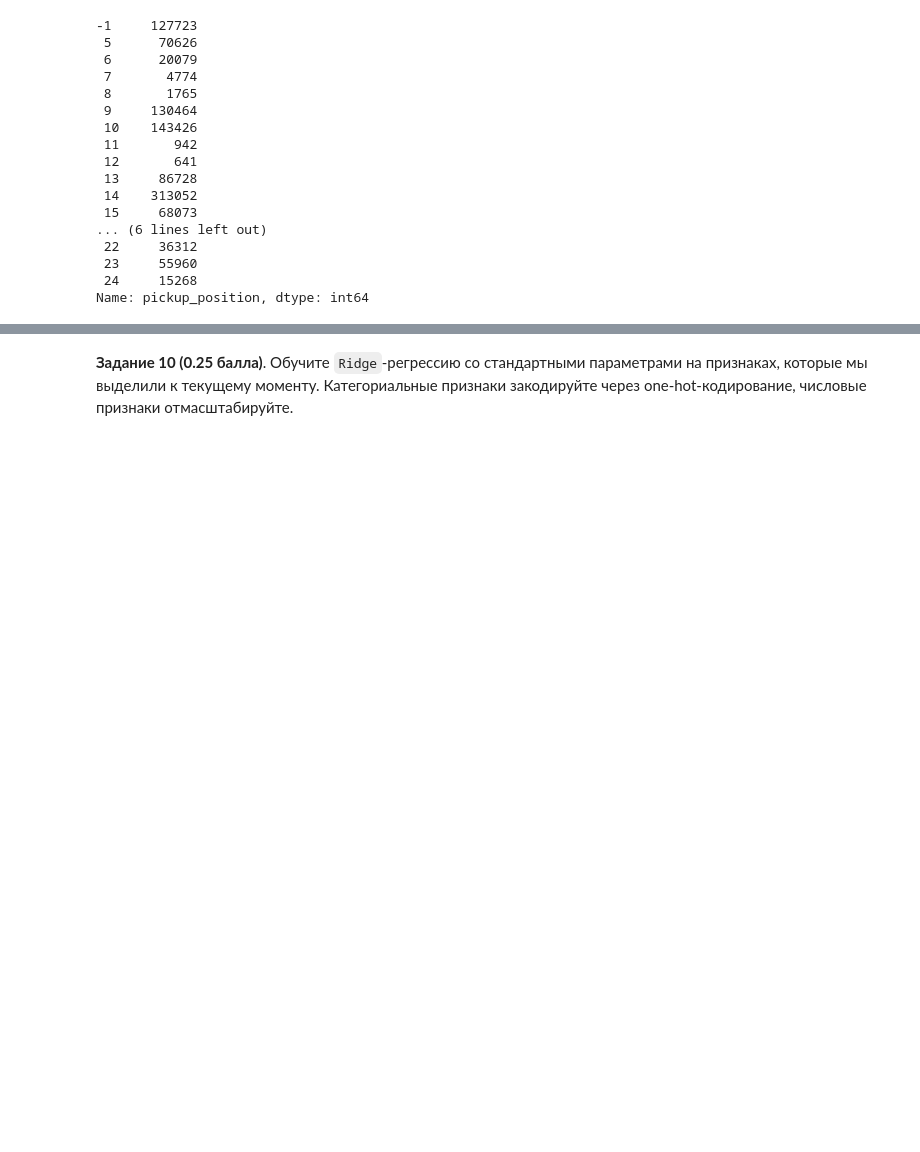
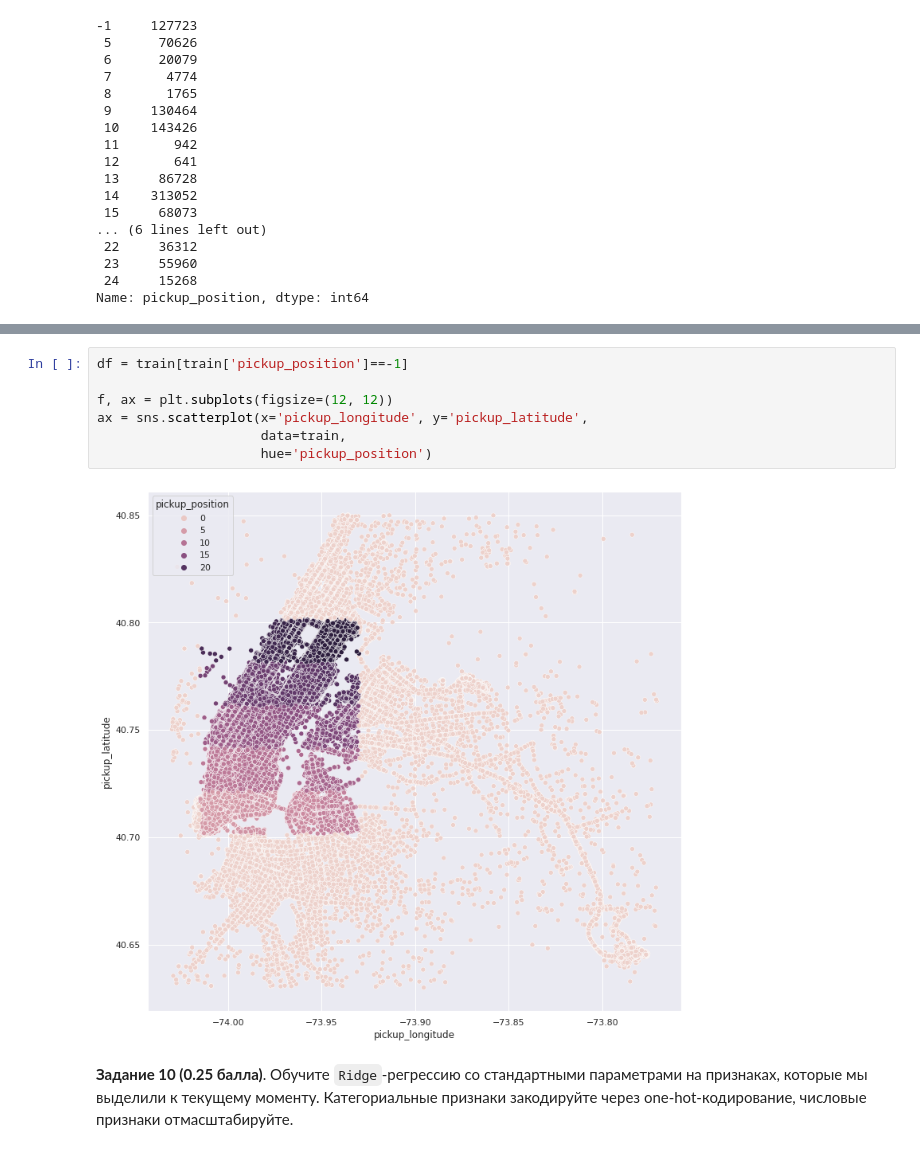
Before and after one commit to HeySlava/hse_course, a Jupyter notebook: homework2/homework2_slava.ipynb, the cells around one changed output, grey strips where cells are left out. Drawn from its saved outputs; the diff is of its cells as text; blank space fills up the shorter version.

Commit message:
MapTransformer Visualization

```diff
--- a/homework2/homework2_slava.ipynb
+++ b/homework2/homework2_slava.ipynb
@@ -471,3 +479,12 @@ train.head(1)
+# %%
+df = train[train['pickup_position']==-1]
+
+f, ax = plt.subplots(figsize=(12, 12))
+ax = sns.scatterplot(x='pickup_longitude', y='pickup_latitude',
+                     data=train,
+                     hue='pickup_position')
+# %% [output]
+[figure, added]
 # %% [markdown]
 **Задание 10 (0.25 балла)**. Обучите `Ridge`-регрессию со стандартными параметрами на признаках, которые мы выделили к текущему моменту. Категориальные признаки закодируйте через one-hot-кодирование, числовые признаки отмасштабируйте.
 # %%
```
Also changed, not shown: parts of 10 cells of this notebook.
